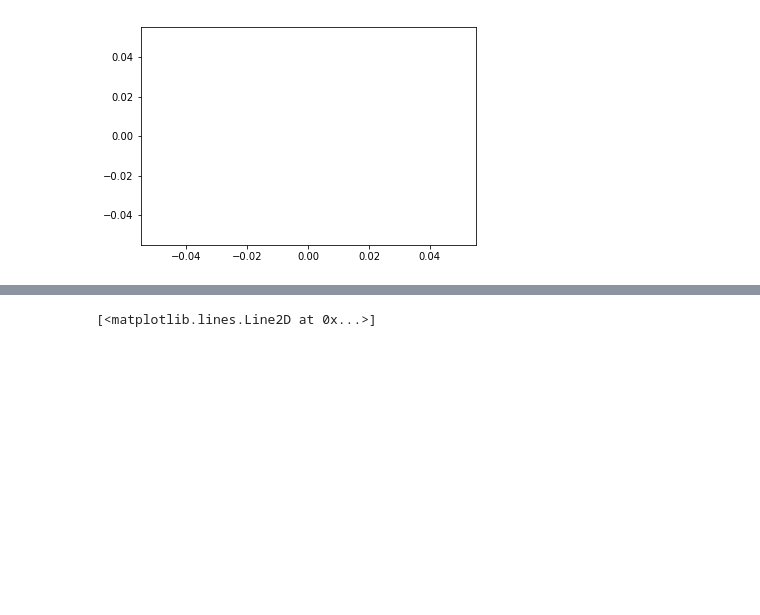
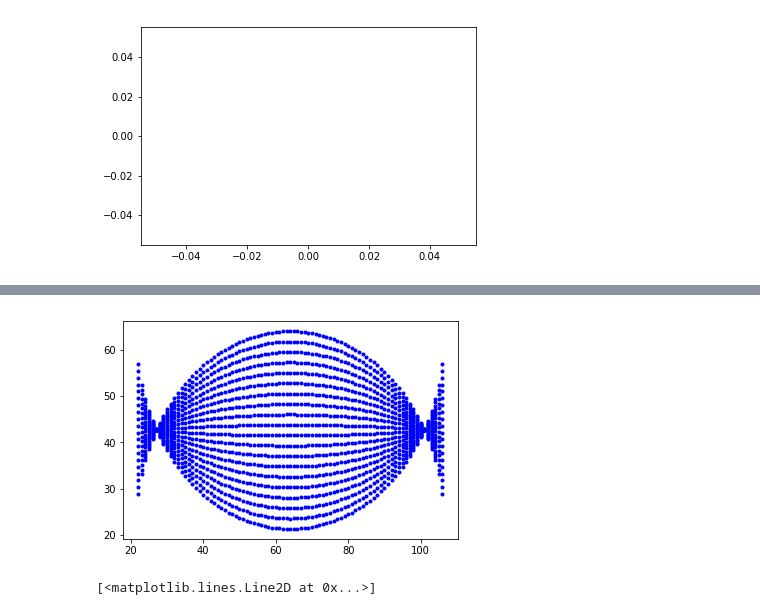
Before and after one commit to drmattyg/kinetic_art, a Jupyter notebook: happiness/happiness.ipynb, the cells around one changed output, grey strips where cells are left out. Drawn from its saved outputs; the diff is of its cells as text; code cells hidden in the pictures; blank space fills up the shorter version.

```diff
--- a/happiness/happiness.ipynb
+++ b/happiness/happiness.ipynb
@@ -101,22 +112,36 @@ plt.plot(x, y)
 # %%
 from math import sqrt
 
 def h1(v, D=128):
     d0 = 0.0001
     xv = []
     yv = []
     r = D/3 - 2*v*D/3 # D/3 -> -D/3
     x0 = D/2
     y0 = D/2 - D*v/1.5
     for x in range(128):
         if abs(x - x0) <= abs(r):
             xv.append(x)
             dx2 =(x - x0)*(x - x0)
             y = round(sqrt(r*r - dx2) + y0)
             if v > 0.5:
                 y = -y
             yv.append(y)
     return xv, yv
+
+x0, y0 = h(0)
+x1, y1 = h(1)
+def interp(s0, s1, s):
+    return round(s0 + (s1 - s0)*s)
+
+for j in range(20):
+    v = j/19
+    for i in range(len(x0)):
+        x = x0[i]
+        y = y0[i] + (y1[i] - y0[i])*v
+        plt.plot(x, y, '.b')
+# %% [output]
+[figure, added]
 # %%
 x, y = h(1)
 plt.xlim(0, D-1)
```
Also changed, not shown: parts of 2 cells of this notebook, 2 other files.
